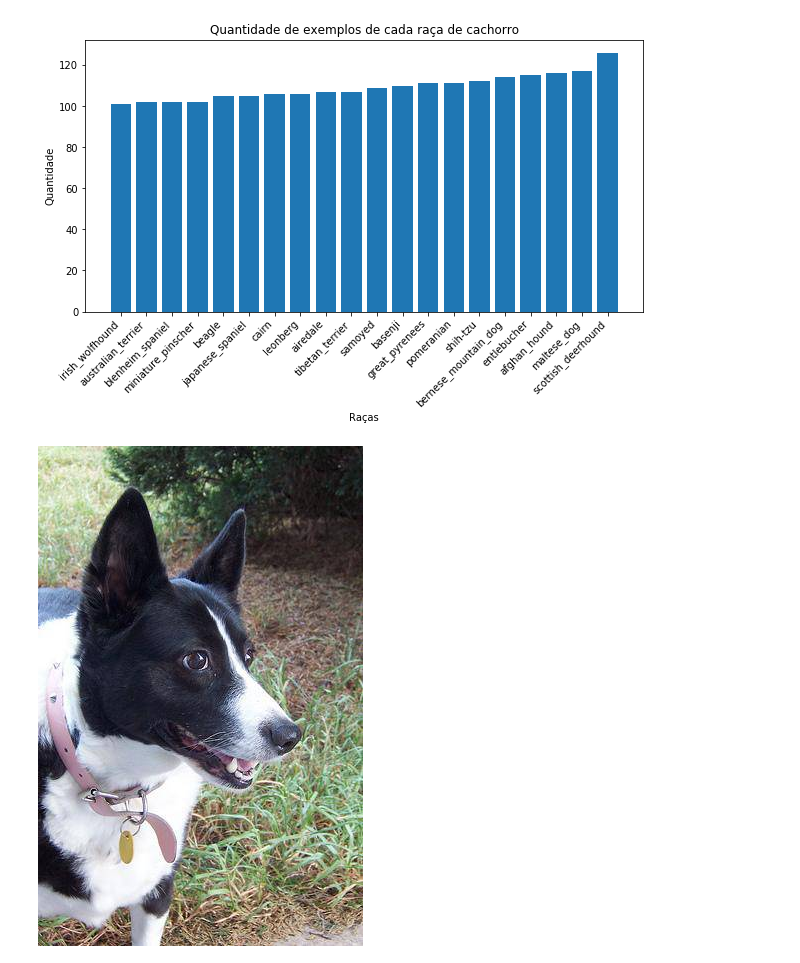
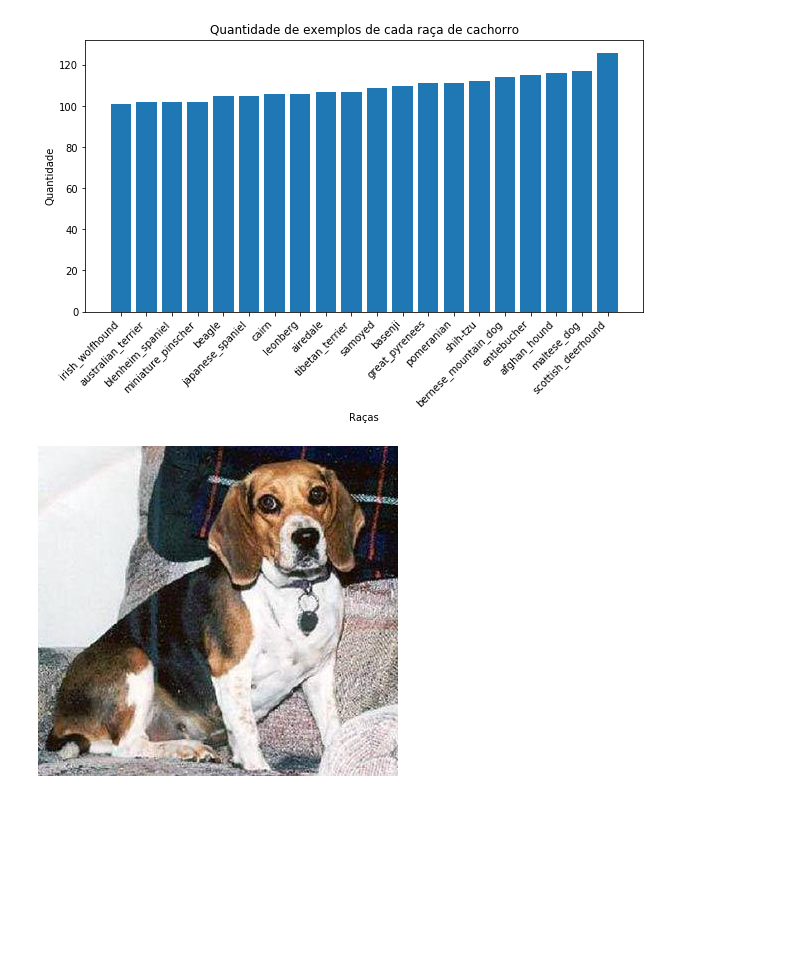
Before and after one commit to DiegoTakei/Dogs-Breed-Classification, a Jupyter notebook: DataAnalysis.ipynb, the cells around one changed output. Saved outputs shown, nothing was run; the diff lists cells and outputs as text; code cells hidden in the pictures; blank space fills up the shorter version.

```diff
--- a/DataAnalysis.ipynb
+++ b/DataAnalysis.ipynb
@@ -65,12 +65,12 @@ plot(above_100_x, above_100_y, size=(10, 5))
 # %%
 from IPython.display import Image
 from random import randint
 
 def dog_example(race):
     desired_race = data[breed == race]
     dog_id = desired_race.iloc[randint(0, len(desired_race) - 1)].id
     return Image(filename=f'../dogs_data/train/{dog_id}.jpg')
 
-dog_example('kelpie')
+dog_example('beagle')
 # %% [output]
-[figure, old version]
+[figure, new version]
```
Also changed, not shown: 3 other files.
